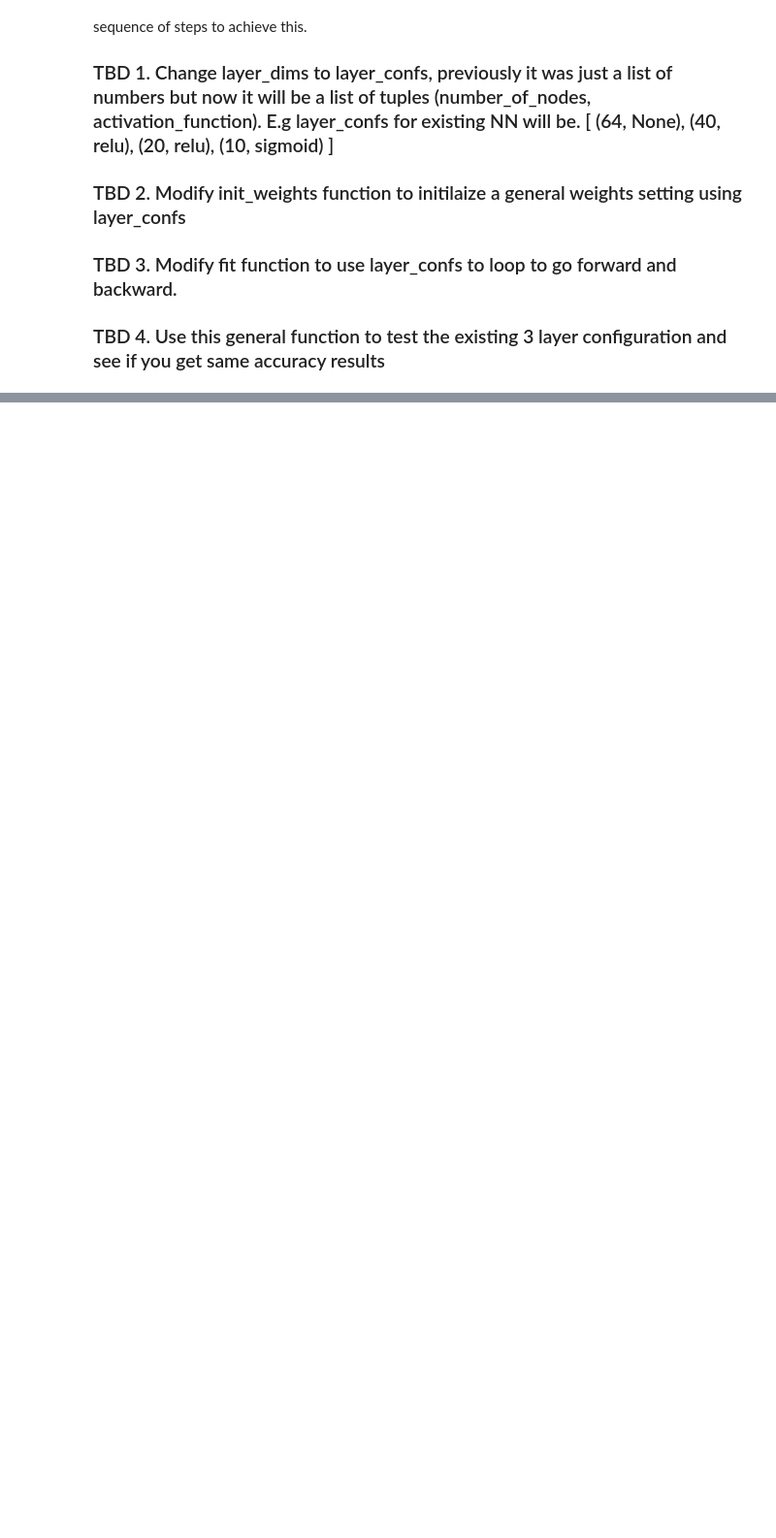
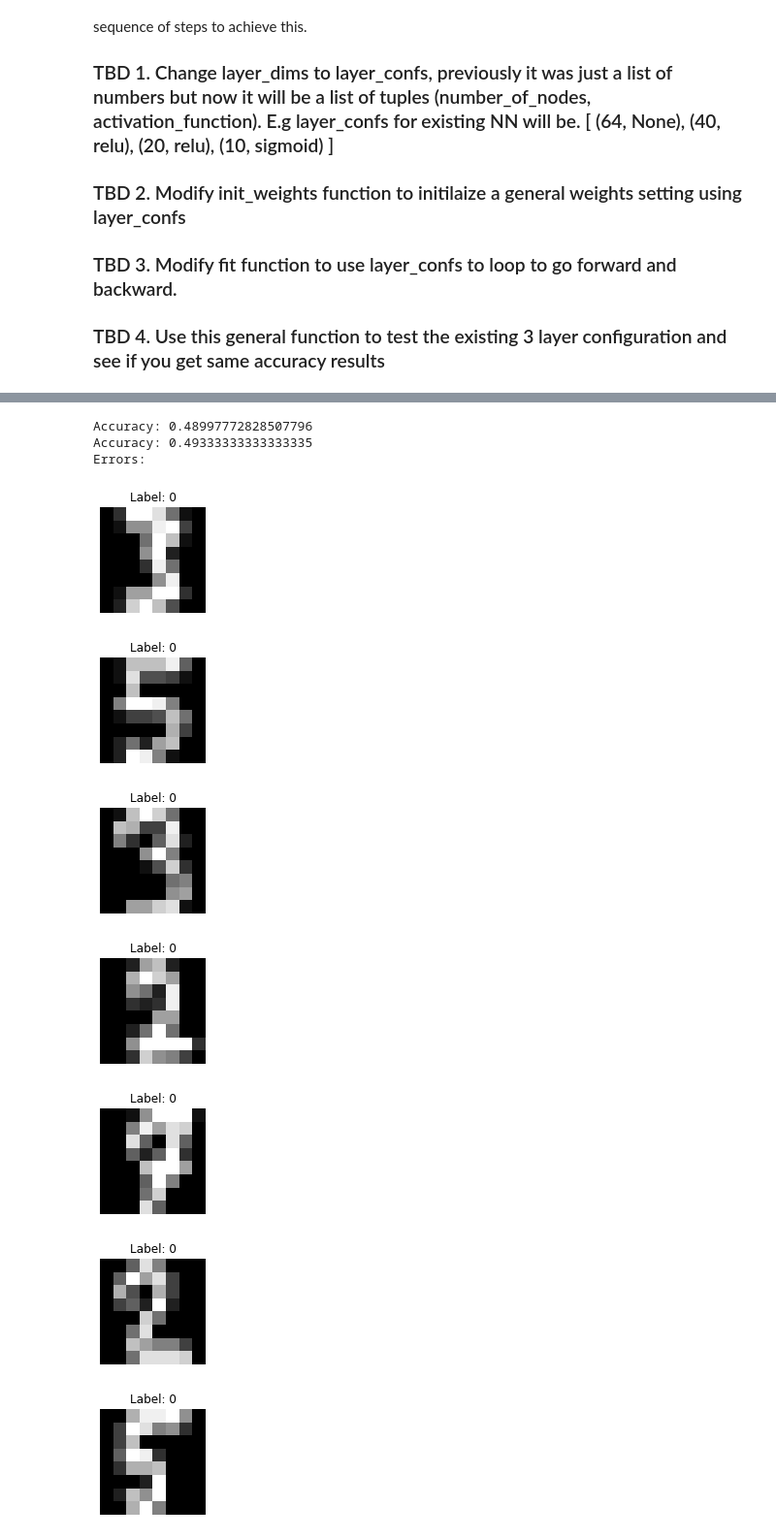
Before and after one commit to dchipping/pml, a Jupyter notebook: course/Problem025_NNScratch/025.ipynb, the cells around one changed output, grey strips where cells are left out. Shown at 97% size. Saved outputs shown, nothing was run; the diff lists cells and outputs as text; code cells hidden in the pictures; blank space fills up the shorter version.

```diff
--- a/course/Problem025_NNScratch/025.ipynb
+++ b/course/Problem025_NNScratch/025.ipynb
@@ -413,0 +507,15 @@ Currently fit is hardcoded for a 3 Layer neural network, with Relu Activation fo
+# %%
+accuracy_train = compute_accuracy(X_train, Y_train, weights, layers_confs)
+accuracy_test = compute_accuracy(X_test, Y_test, weights, layers_confs)
+list_error_examples(X_test, Y_test, weights, layers_confs, 10)
+# %% [output]
+Accuracy: 0.48997772828507796
+Accuracy: 0.49333333333333335
+Errors:
+[figure, added]
+[figure, added]
+[figure, added]
+[figure, added]
+[figure, added]
+[figure, added]
+[figure, added]
```
Also changed, not shown: parts of 9 cells of this notebook.
